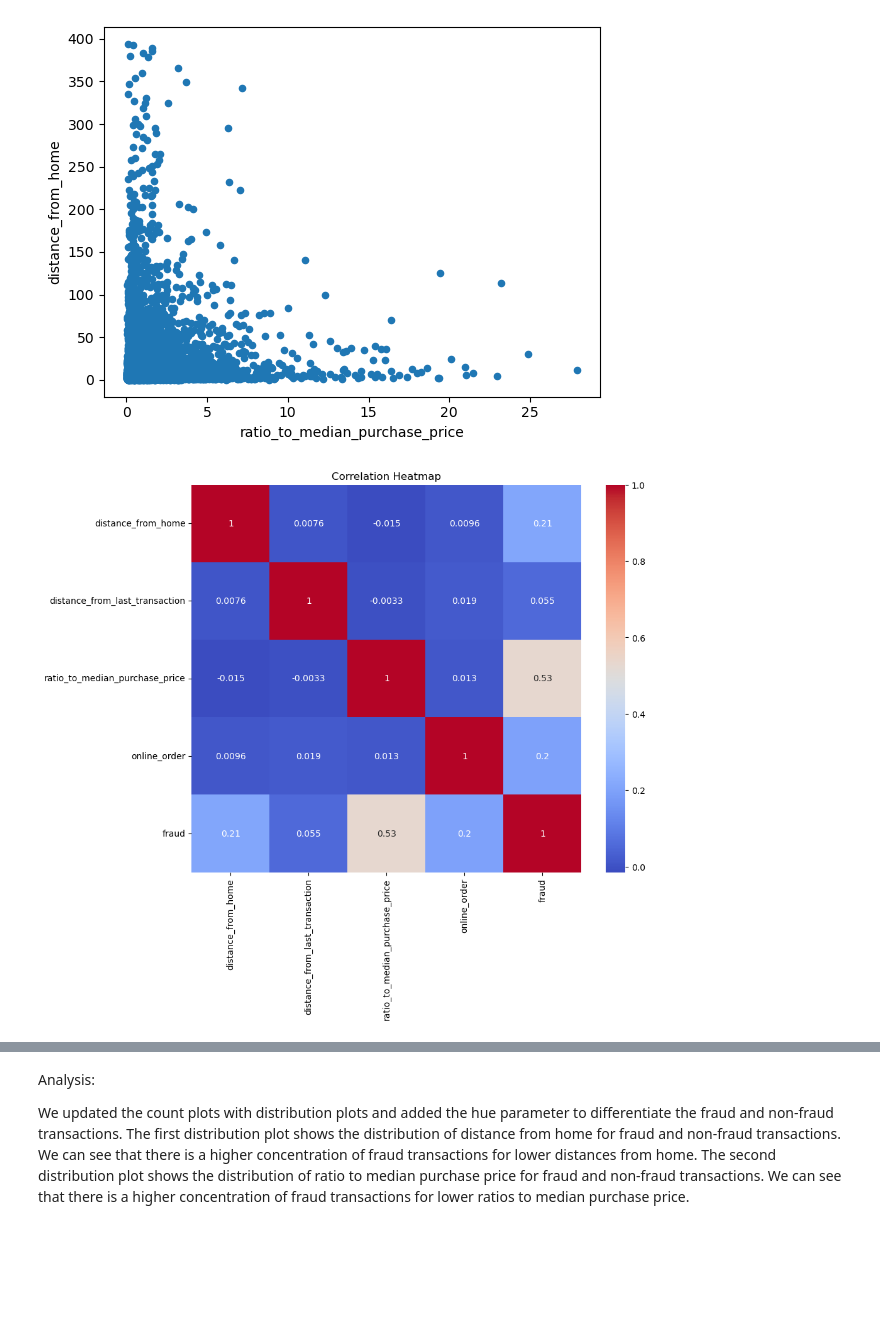
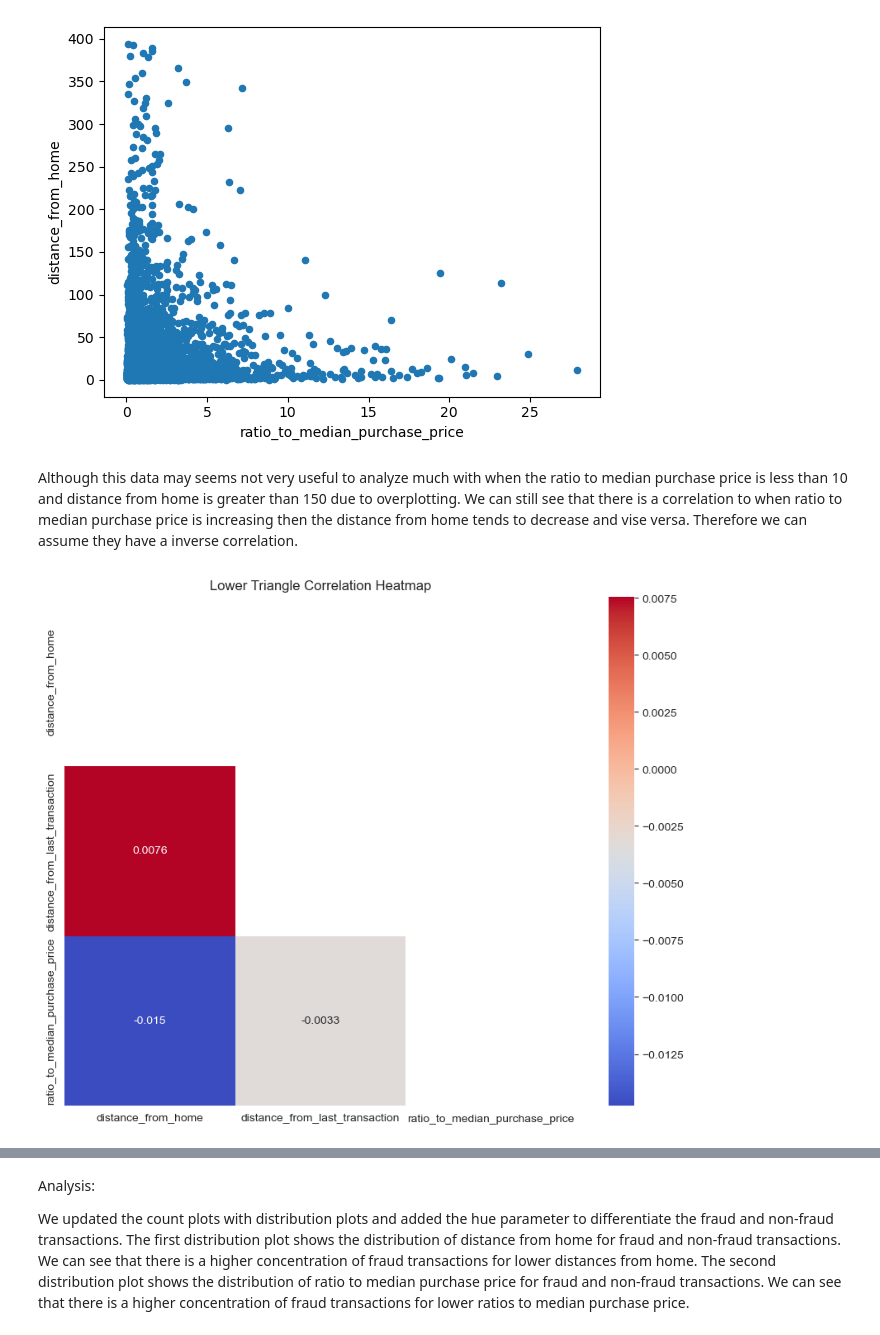
Before and after one commit to KarimKhalil33/CreditCard-Fraud-Data-Analysis, a Jupyter notebook: analysis/analysis2.ipynb, the cells around one changed output, grey strips where cells are left out. Drawn from its saved outputs; the diff is of its cells as text; code cells hidden in the pictures; blank space fills up the shorter version.

```diff
--- a/analysis/analysis2.ipynb
+++ b/analysis/analysis2.ipynb
@@ -129,18 +123,21 @@ scatterplot = mydata.plot(kind='scatter',x='ratio_to_median_purchase_price',y='d
 plt.show(scatterplot)
 # %% [output]
 [figure]
+# %% [markdown]
+Although this data may seems not very useful to analyze much with when the ratio to median purchase price is less than 10 and distance from home is greater than 150 due to overplotting. We can still see that there is a correlation to when ratio to median purchase price is increasing then the distance from home tends to decrease and vise versa. Therefore we can assume they have a inverse correlation.
 # %%
-# Drop binary columns
-df = mydata.drop(['repeat_retailer', 'used_chip', 'used_pin_number'], axis=1)
-# Calculate correlation matrix
+df = mydata.drop(['repeat_retailer', 'used_chip', 'used_pin_number','online_order','fraud'], axis=1)
+
 corr_matrix = df.corr()
-# Create correlation heatmap
+
+mask = np.triu(np.ones_like(corr_matrix, dtype=bool))
+
 plt.figure(figsize=(10,8))
-sns.heatmap(corr_matrix, annot=True, cmap='coolwarm')
-plt.title('Correlation Heatmap')
+sns.heatmap(corr_matrix, annot=True, cmap='coolwarm', mask=mask)
+plt.title('Lower Triangle Correlation Heatmap')
 plt.show()
 # %% [output]
-[figure, old version]
+[figure, new version]
 # %% [markdown]
 Analysis:
 
```
Also changed, not shown: parts of 16 cells of this notebook.
